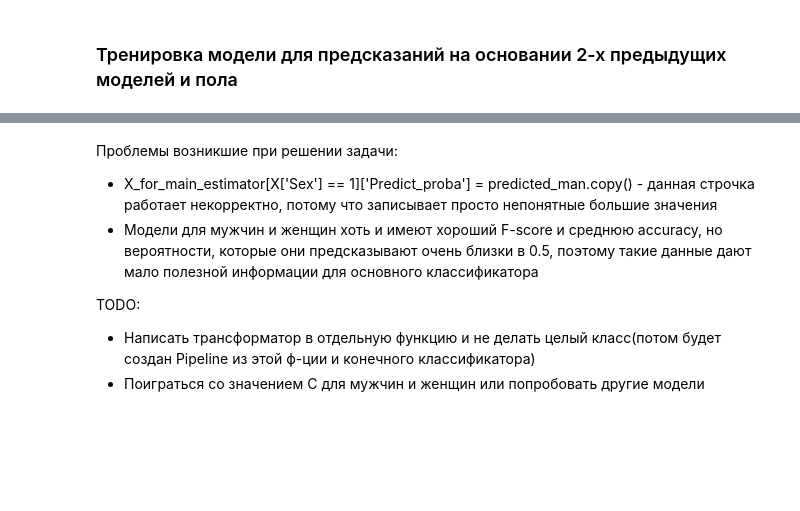
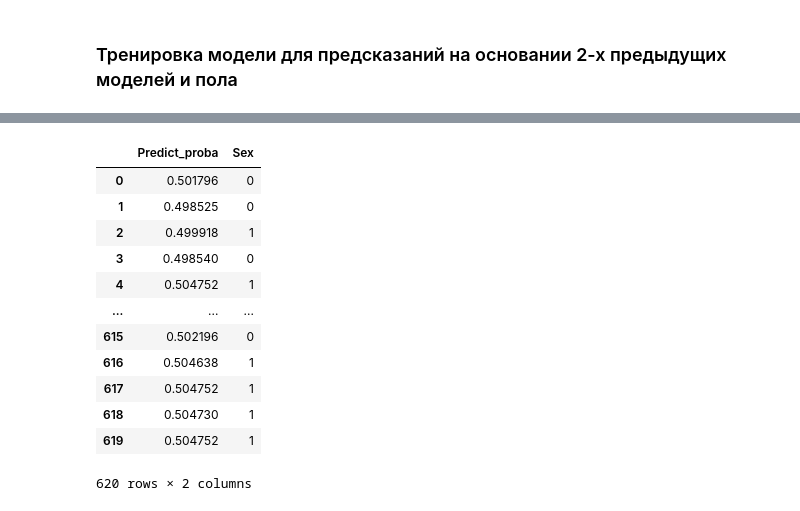
Before and after one commit to VsevolodKozlov-git/kaggle-titanic-competition, a Jupyter notebook: second_try.ipynb, the cells around one changed output, grey strips where cells are left out. Drawn from its saved outputs; the diff is of its cells as text; code cells hidden in the pictures; blank space fills up the shorter version.

```diff
--- a/second_try.ipynb
+++ b/second_try.ipynb
@@ -519,10 +551,0 @@ c = MainClassifier(estimator_men, estimator_women, True, 1, 'balanced')
-# %%
-
-df_train, df_test = train_test_split(df_model,train_size=0.7)
-for df in [df_train, df_test]:
-    df.reset_index(drop=True, inplace=True)
-X_train = df_train.drop(labels=['Survived'], axis=1)
-y_train = df_train['Survived']
-X_test = df_test.drop(labels=['Survived'], axis=1)
-y_test = df_test['Survived']
-c.fit(X_train, y_train);
@@ -595,8 +552,17 @@ See the caveats in the documentation: https://pandas.pydata.org/pandas-docs/stab
-# %% [markdown]
-Проблемы возникшие при решении задачи:
-* X_for_main_estimator[X['Sex'] == 1]['Predict_proba'] = predicted_man.copy() - данная строчка работает некорректно, потому что записывает просто непонятные большие значения
-* Модели для мужчин и женщин хоть и имеют хороший F-score и среднюю accuracy, но вероятности, которые они предсказывают очень близки в 0.5, поэтому такие данные дают мало полезной информации для основного классификатора
-
-TODO:
-* Написать трансформатор в отдельную функцию и не делать целый класс(потом будет создан Pipeline из этой ф-ции и конечного классификатора)
-* Поиграться со значением C для мужчин и женщин или попробовать другие модели
+# %%
+transformer = GenderProbaTransformer(estimator_men, estimator_women)
+transformer.fit().transform(X_train)
+# %% [output]
+|  | Predict_proba | Sex |
+| 0 | 0.501796 | 0 |
+| 1 | 0.498525 | 0 |
+| 2 | 0.499918 | 1 |
+| 3 | 0.498540 | 0 |
+| 4 | 0.504752 | 1 |
+| ... | ... | ... |
+| 615 | 0.502196 | 0 |
+| 616 | 0.504638 | 1 |
+| 617 | 0.504752 | 1 |
+| 618 | 0.504730 | 1 |
+| 619 | 0.504752 | 1 |
+620 rows × 2 columns
```
Also changed, not shown: parts of 15 cells of this notebook.
